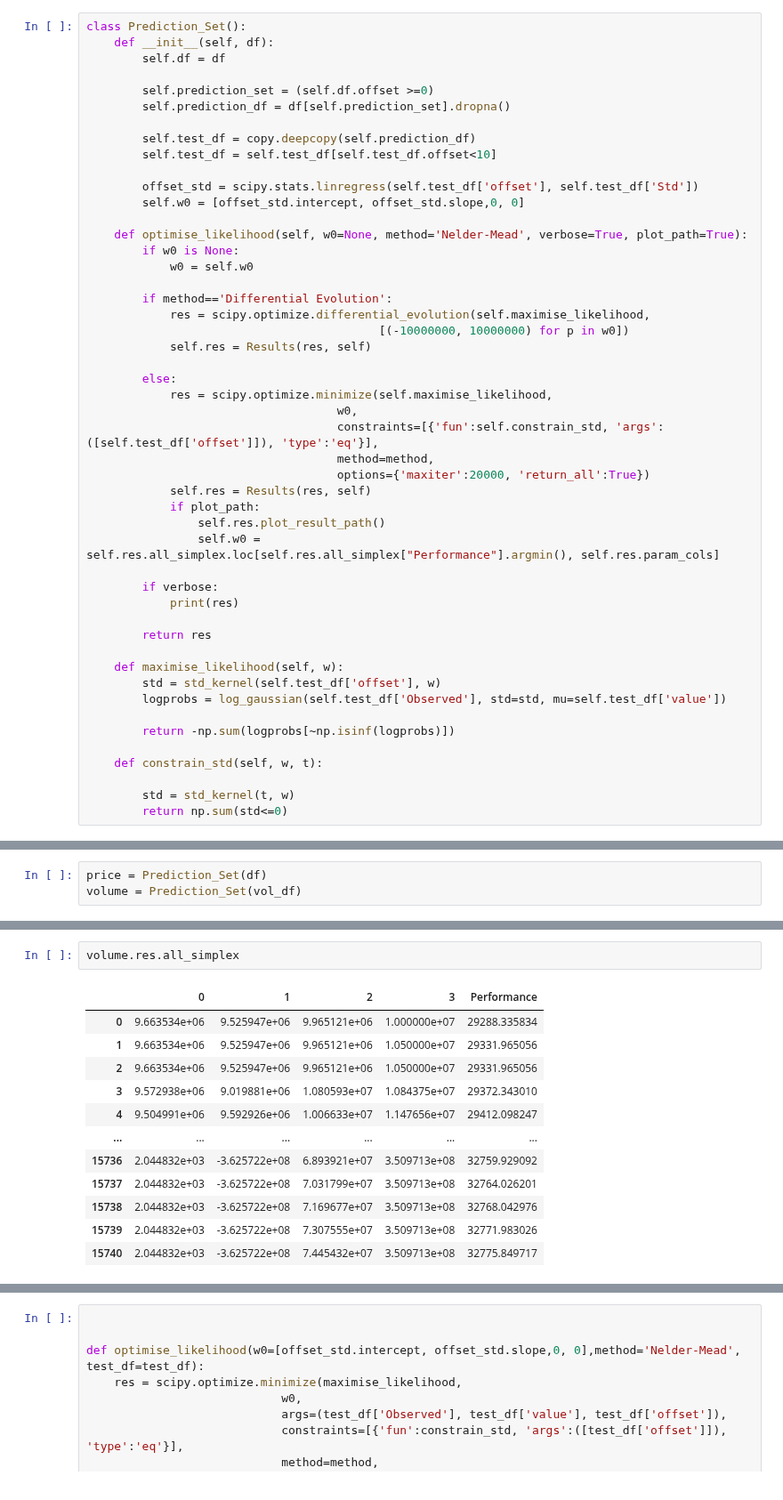
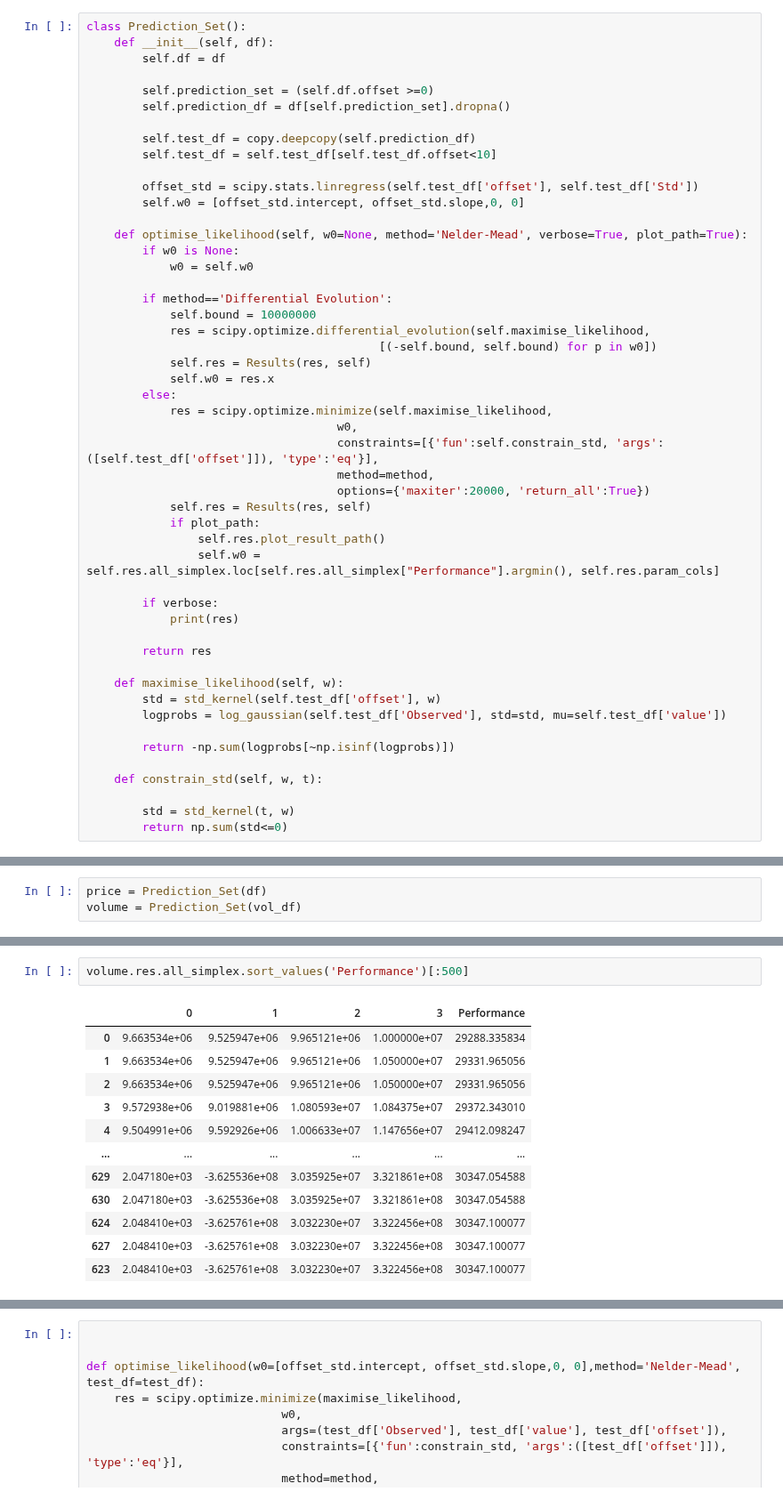
Before and after one commit to ELEN-Workshops-and-LDI/LDI-ML, a Jupyter notebook: max likelihood.ipynb, the cells around one changed output, grey strips where cells are left out. Shown at 89% size. Drawn from its saved outputs; the diff is of its cells as text.

```diff
--- a/max likelihood.ipynb
+++ b/max likelihood.ipynb
@@ -199,10 +199,11 @@ class Prediction_Set():
             w0 = self.w0
 
         if method=='Differential Evolution':
+            self.bound = 10000000
             res = scipy.optimize.differential_evolution(self.maximise_likelihood,
-                                          [(-10000000, 10000000) for p in w0])
+                                          [(-self.bound, self.bound) for p in w0])
             self.res = Results(res, self)
-
+            self.w0 = res.x
         else:
             res = scipy.optimize.minimize(self.maximise_likelihood,
                                     w0,
@@ -411,15 +474,15 @@ Name: 0, dtype: float64
 # %%
-volume.res.all_simplex
+volume.res.all_simplex.sort_values('Performance')[:500]
 # %% [output]
 |  | 0 | 1 | 2 | 3 | Performance |
 | 0 | 9.663534e+06 | 9.525947e+06 | 9.965121e+06 | 1.000000e+07 | 29288.335834 |
 | 1 | 9.663534e+06 | 9.525947e+06 | 9.965121e+06 | 1.050000e+07 | 29331.965056 |
 | 2 | 9.663534e+06 | 9.525947e+06 | 9.965121e+06 | 1.050000e+07 | 29331.965056 |
 | 3 | 9.572938e+06 | 9.019881e+06 | 1.080593e+07 | 1.084375e+07 | 29372.343010 |
 | 4 | 9.504991e+06 | 9.592926e+06 | 1.006633e+07 | 1.147656e+07 | 29412.098247 |
 | ... | ... | ... | ... | ... | ... |
-| 15736 | 2.044832e+03 | -3.625722e+08 | 6.893921e+07 | 3.509713e+08 | 32759.929092 |
-| 15737 | 2.044832e+03 | -3.625722e+08 | 7.031799e+07 | 3.509713e+08 | 32764.026201 |
-| 15738 | 2.044832e+03 | -3.625722e+08 | 7.169677e+07 | 3.509713e+08 | 32768.042976 |
-| 15739 | 2.044832e+03 | -3.625722e+08 | 7.307555e+07 | 3.509713e+08 | 32771.983026 |
-| 15740 | 2.044832e+03 | -3.625722e+08 | 7.445432e+07 | 3.509713e+08 | 32775.849717 |
+| 629 | 2.047180e+03 | -3.625536e+08 | 3.035925e+07 | 3.321861e+08 | 30347.054588 |
+| 630 | 2.047180e+03 | -3.625536e+08 | 3.035925e+07 | 3.321861e+08 | 30347.054588 |
+| 624 | 2.048410e+03 | -3.625761e+08 | 3.032230e+07 | 3.322456e+08 | 30347.100077 |
+| 627 | 2.048410e+03 | -3.625761e+08 | 3.032230e+07 | 3.322456e+08 | 30347.100077 |
+| 623 | 2.048410e+03 | -3.625761e+08 | 3.032230e+07 | 3.322456e+08 | 30347.100077 |
```
Also changed, not shown: parts of 19 cells of this notebook, 1 other file.
